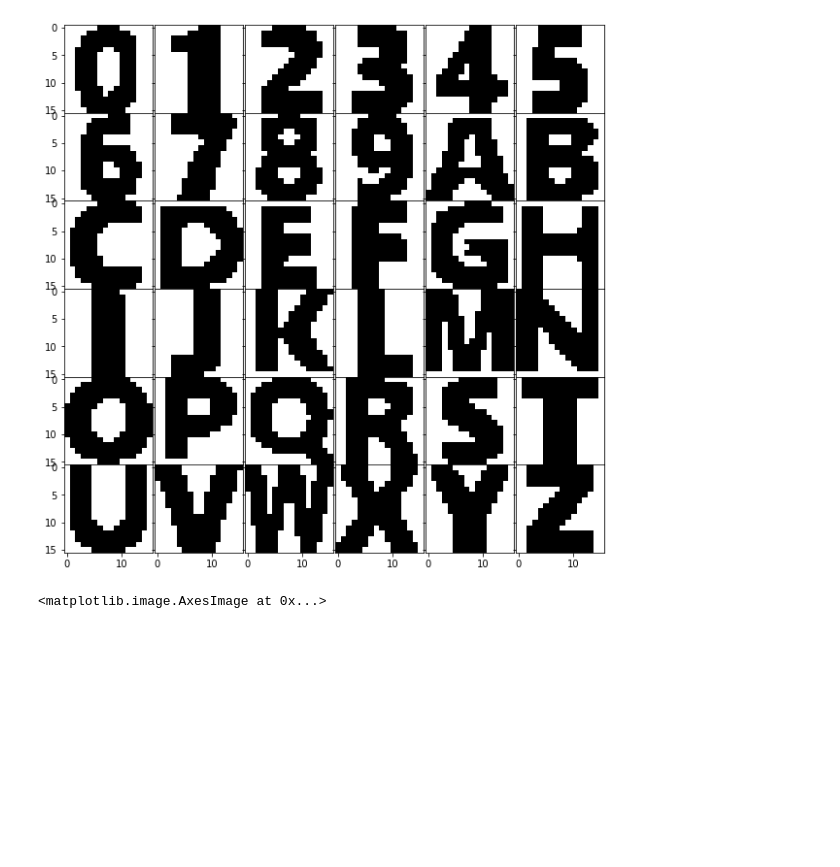
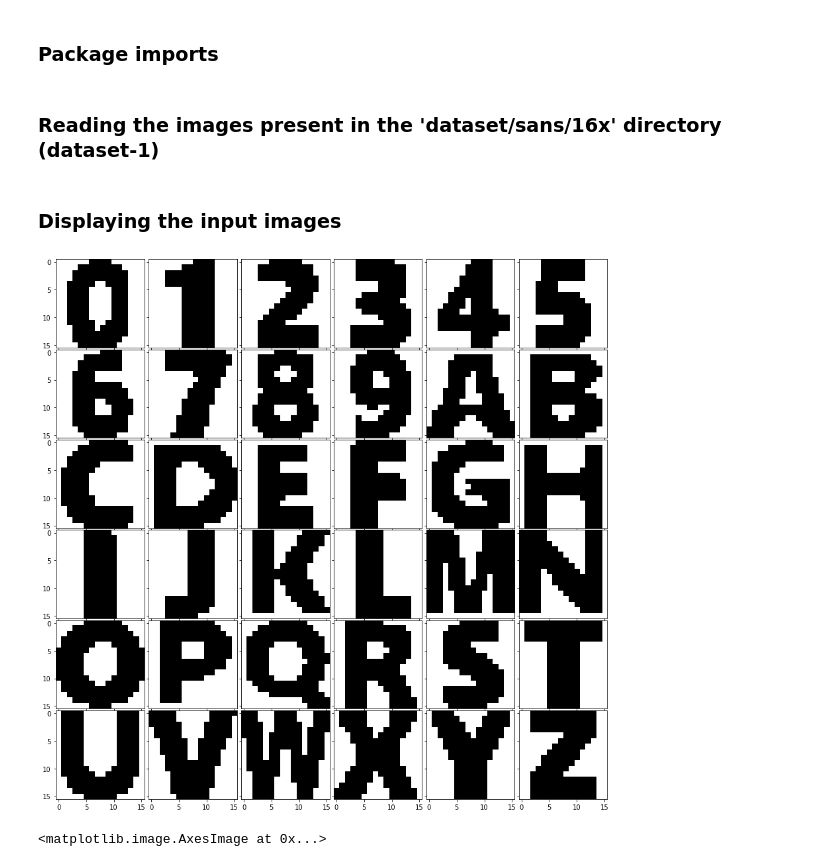
Before and after one commit to shivambang/Neural-Networks, a Jupyter notebook: Deep Neural Network/dnn.ipynb, the cells around one changed output. Cells and saved outputs as stored; diff of their text form; code cells hidden in the pictures; blank space fills up the shorter version.

```diff
--- a/Deep Neural Network/dnn.ipynb
+++ b/Deep Neural Network/dnn.ipynb
@@ -1,3 +3,5 @@
+# %% [markdown]
+### Package imports
 # %%
 import pandas as pd
 import numpy as np
@@ -6,4 +10,6 @@ import cv2
 import matplotlib.pyplot as plt
 import torch
 from torch.autograd import Variable
+# %% [markdown]
+### Reading the images present in the 'dataset/sans/16x' directory (dataset-1)
 # %%
@@ -15,14 +20,16 @@ for i in chars:
     img_gray = cv2.cvtColor(img, cv2.COLOR_BGR2GRAY)
     (threshi, final_img) = cv2.threshold(img_gray, 0, 1, cv2.THRESH_BINARY | cv2.THRESH_OTSU)
     data.append(np.array(final_img, dtype=np.float32).flatten())
+# %% [markdown]
+### Displaying the input images
 # %%
-fig = plt.figure(figsize=(10, 10))
-gs = fig.add_gridspec(6, 6, hspace=0, wspace=0)
+fig = plt.figure(figsize=(15, 15))
+gs = fig.add_gridspec(6, 6, hspace=0.02, wspace=0.02)
 axs = gs.subplots(sharex=True, sharey=True)
 for i in range(36):
     axs[i//6, i%6].imshow(data[i].reshape(16, 16), 'gray')
 # %% [output]
-[figure, old version]
+[figure, new version]
 # %%
 plt.style.use('bmh')
 plt.figure(figsize=(10, 10))
```
Also changed, not shown: parts of 14 cells of this notebook.
